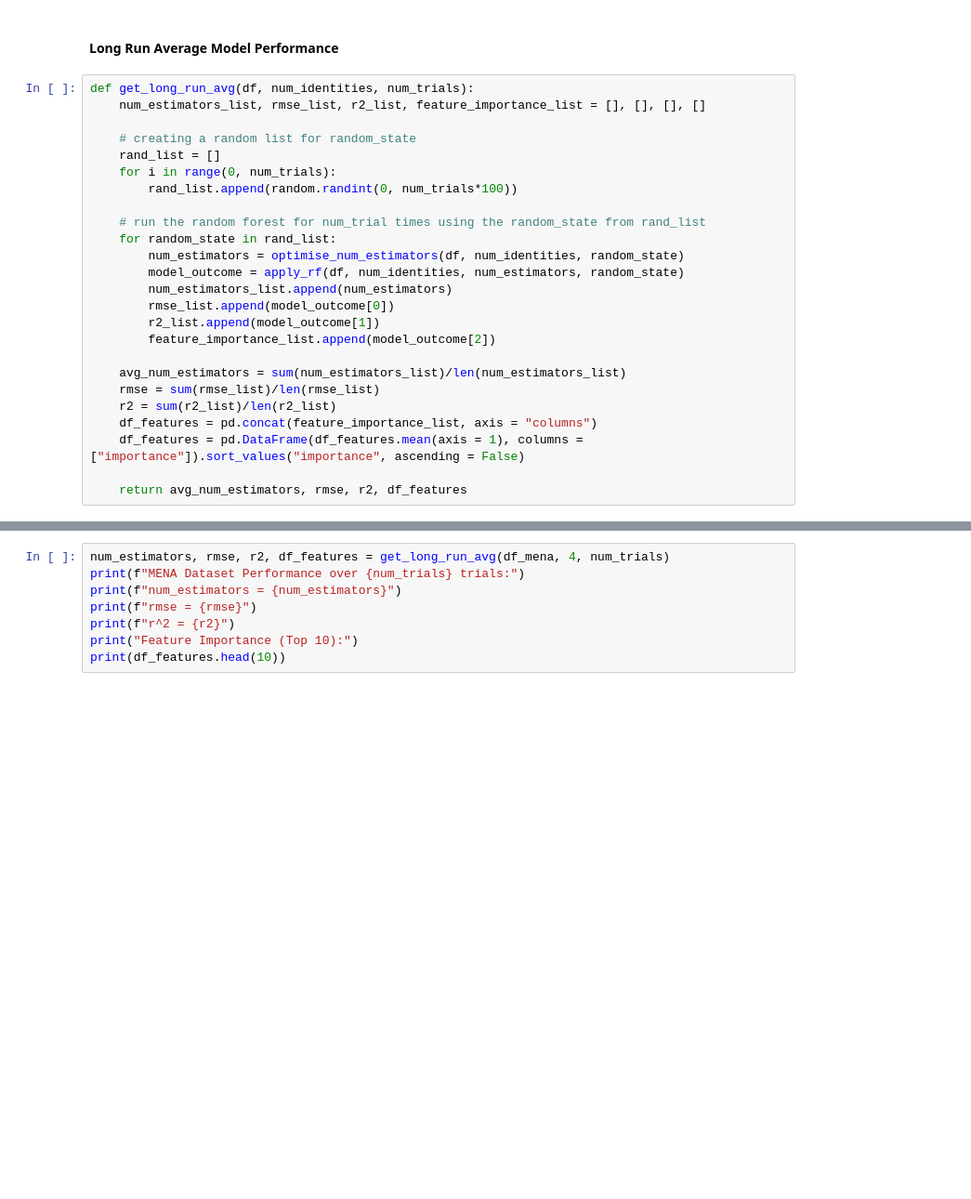
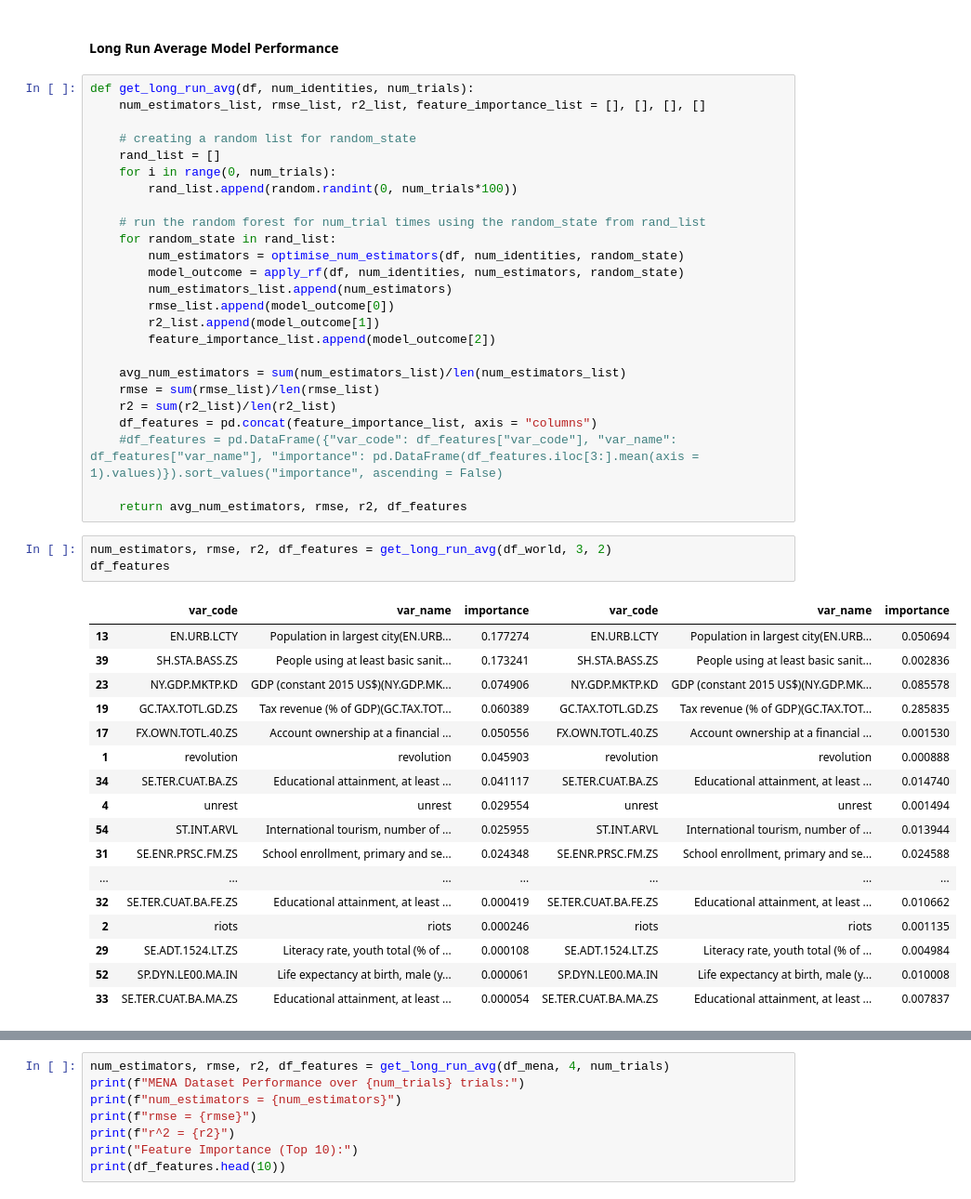
Before and after one commit to ShuklaPriyam/Data_Revolutions, a Jupyter notebook: random_forest.ipynb, the cells around one changed output, grey strips where cells are left out. Shown: that part at 93% size. Drawn from its saved outputs; the diff is of its cells as text; blank space fills up the shorter version.

```diff
--- a/random_forest.ipynb
+++ b/random_forest.ipynb
@@ -327,7 +330,28 @@ def get_long_run_avg(df, num_identities, num_trials):
     rmse = sum(rmse_list)/len(rmse_list)
     r2 = sum(r2_list)/len(r2_list)
     df_features = pd.concat(feature_importance_list, axis = "columns")
-    df_features = pd.DataFrame(df_features.mean(axis = 1), columns = ["importance"]).sort_values("importance", ascending = False)
+    #df_features = pd.DataFrame({"var_code": df_features["var_code"], "var_name": df_features["var_name"], "importance": pd.DataFrame(df_features.iloc[3:].mean(axis = 1).values)}).sort_values("importance", ascending = False)
 
     return avg_num_estimators, rmse, r2, df_features
+# %%
+num_estimators, rmse, r2, df_features = get_long_run_avg(df_world, 3, 2)
+df_features
+# %% [output]
+|  | var_code | var_name | importance | var_code | var_name | importance |
+| 13 | EN.URB.LCTY | Population in largest city(EN.URB... | 0.177274 | EN.URB.LCTY | Population in largest city(EN.URB... | 0.050694 |
+| 39 | SH.STA.BASS.ZS | People using at least basic sanit... | 0.173241 | SH.STA.BASS.ZS | People using at least basic sanit... | 0.002836 |
+| 23 | NY.GDP.MKTP.KD | GDP (constant 2015 US$)(NY.GDP.MK... | 0.074906 | NY.GDP.MKTP.KD | GDP (constant 2015 US$)(NY.GDP.MK... | 0.085578 |
+| 19 | GC.TAX.TOTL.GD.ZS | Tax revenue (% of GDP)(GC.TAX.TOT... | 0.060389 | GC.TAX.TOTL.GD.ZS | Tax revenue (% of GDP)(GC.TAX.TOT... | 0.285835 |
+| 17 | FX.OWN.TOTL.40.ZS | Account ownership at a financial ... | 0.050556 | FX.OWN.TOTL.40.ZS | Account ownership at a financial ... | 0.001530 |
+| 1 | revolution | revolution | 0.045903 | revolution | revolution | 0.000888 |
+| 34 | SE.TER.CUAT.BA.ZS | Educational attainment, at least ... | 0.041117 | SE.TER.CUAT.BA.ZS | Educational attainment, at least ... | 0.014740 |
+| 4 | unrest | unrest | 0.029554 | unrest | unrest | 0.001494 |
+| 54 | ST.INT.ARVL | International tourism, number of ... | 0.025955 | ST.INT.ARVL | International tourism, number of ... | 0.013944 |
+| 31 | SE.ENR.PRSC.FM.ZS | School enrollment, primary and se... | 0.024348 | SE.ENR.PRSC.FM.ZS | School enrollment, primary and se... | 0.024588 |
+| ... | ... | ... | ... | ... | ... | ... |
+| 32 | SE.TER.CUAT.BA.FE.ZS | Educational attainment, at least ... | 0.000419 | SE.TER.CUAT.BA.FE.ZS | Educational attainment, at least ... | 0.010662 |
+| 2 | riots | riots | 0.000246 | riots | riots | 0.001135 |
+| 29 | SE.ADT.1524.LT.ZS | Literacy rate, youth total (% of ... | 0.000108 | SE.ADT.1524.LT.ZS | Literacy rate, youth total (% of ... | 0.004984 |
+| 52 | SP.DYN.LE00.MA.IN | Life expectancy at birth, male (y... | 0.000061 | SP.DYN.LE00.MA.IN | Life expectancy at birth, male (y... | 0.010008 |
+| 33 | SE.TER.CUAT.BA.MA.ZS | Educational attainment, at least ... | 0.000054 | SE.TER.CUAT.BA.MA.ZS | Educational attainment, at least ... | 0.007837 |
 # %%
```
Also changed, not shown: parts of 10 cells of this notebook.
